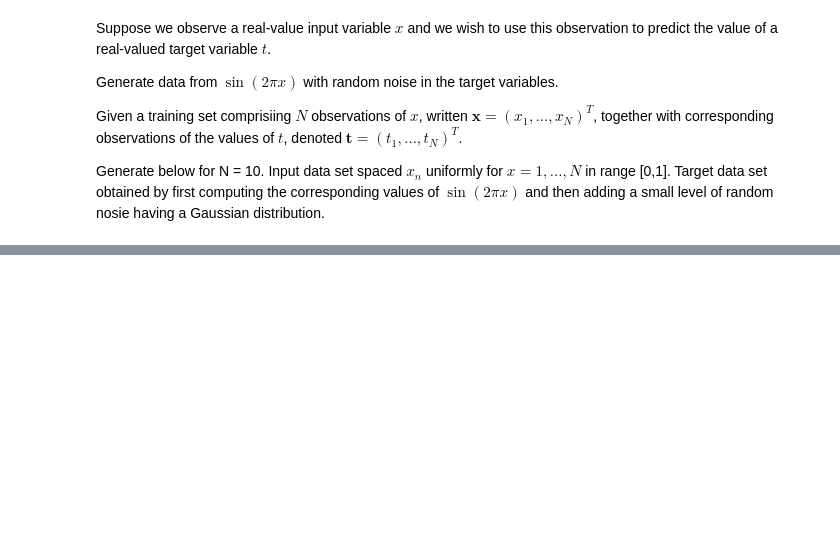
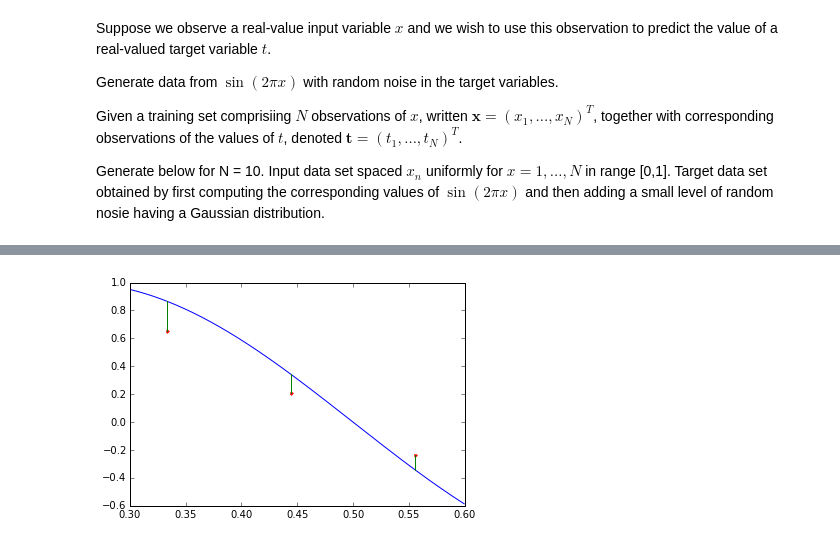
Before and after one commit to peteflorence/MachineLearning6.867, a Jupyter notebook: Bishop/Chapter1.ipynb, the cells around one changed output, grey strips where cells are left out. Cells and saved outputs as stored; diff of their text form; code cells hidden in the pictures; blank space fills up the shorter version.

```diff
--- a/Bishop/Chapter1.ipynb
+++ b/Bishop/Chapter1.ipynb
@@ -46,0 +65,25 @@ plt.show()
+# %%
+i = 3
+j = 6
+
+xlineslice = xline[i*100:j*100]
+tlineslice = tline[i*100:j*100]
+
+xslice = x[i:j]
+tslice = t[i:j]
+
+plt.plot(xlineslice,tlineslice, color='blue')
+plt.plot(xslice,tslice,'.', color='red')
+
+# Plot residuals
+
+#xslice
+actualslice = np.sin(2 * math.pi * xslice)
+#tslice
+
+for ctr in range(len(tslice)):
+    plt.plot([xslice[ctr],xslice[ctr]], [tslice[ctr],actualslice[ctr]],color='green')
+
+plt.show()
+# %% [output]
+[figure, added]
```
Also changed, not shown: parts of 13 cells of this notebook, 2 other files.
